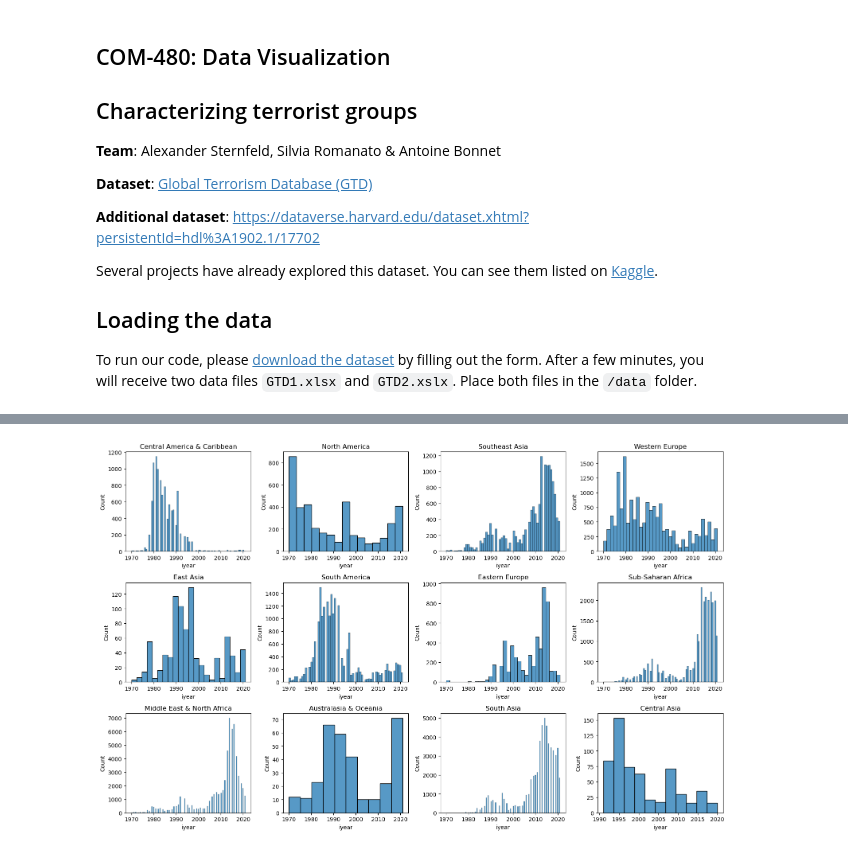
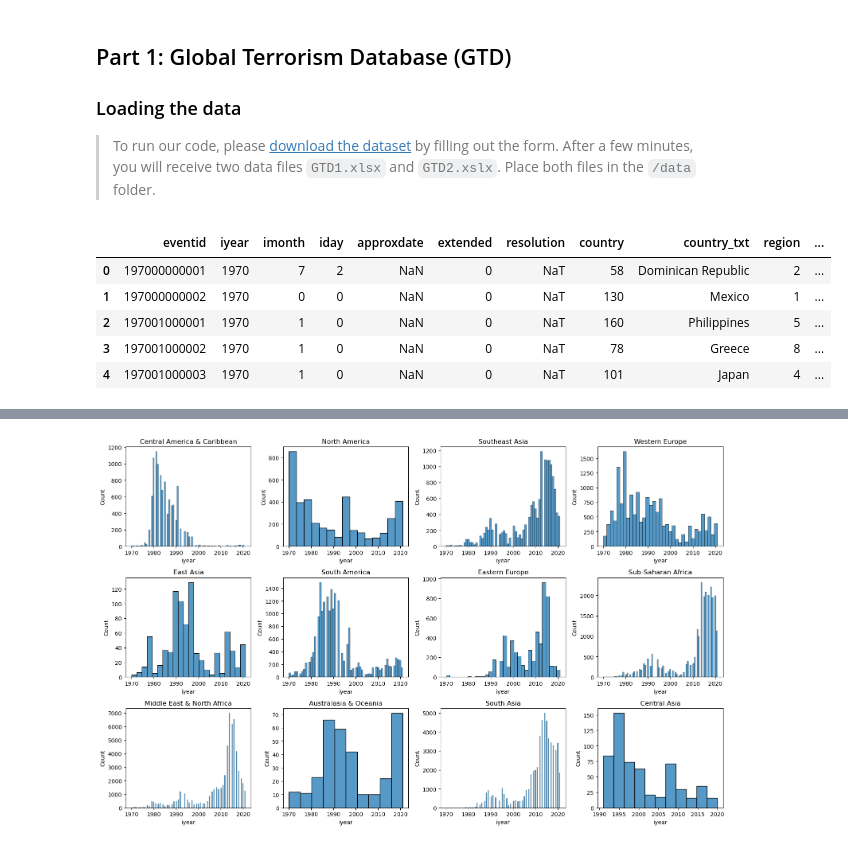
Before and after one commit to com-480-data-visualization/project-2023-yeravizard, a Jupyter notebook: exploration.ipynb, the cells around one changed output, grey strips where cells are left out. Cells and saved outputs as stored; diff of their text form; code cells hidden in the pictures.

```diff
--- a/exploration.ipynb
+++ b/exploration.ipynb
@@ -1,16 +21,6 @@
 # %% [markdown]
-## COM-480: Data Visualization
+## Part 1: Global Terrorism Database (GTD)
 
-## Characterizing terrorist groups
+### Loading the data
 
-**Team**: Alexander Sternfeld, Silvia Romanato & Antoine Bonnet
-
-**Dataset**: [Global Terrorism Database (GTD)](https://www.start.umd.edu/gtd/)
-
-**Additional dataset**: https://dataverse.harvard.edu/dataset.xhtml?persistentId=hdl%3A1902.1/17702
-
-Several projects have already explored this dataset. You can see them listed on [Kaggle](https://www.kaggle.com/datasets/START-UMD/gtd).
-
-## Loading the data
-
-To run our code, please [download the dataset](https://www.start.umd.edu/gtd/contact/download) by filling out the form. After a few minutes, you will receive two data files `GTD1.xlsx` and `GTD2.xslx`. Place both files in the `/data` folder.
+> To run our code, please [download the dataset](https://www.start.umd.edu/gtd/contact/download) by filling out the form. After a few minutes, you will receive two data files `GTD1.xlsx` and `GTD2.xslx`. Place both files in the `/data` folder.
@@ -24,15 +27,24 @@ pd.set_option('display.max_columns', None)
 # %%
 # If the data is already combined, read it
-if os.path.exists('data/GTD.pkl'):
-    df = pd.read_pickle('data/GTD.pkl')
+GTD_path = 'data/GTD.pkl'
 
-# Otherwise read both files and combine them
+if os.path.exists(GTD_path):
+    GTD = pd.read_pickle(GTD_path)
 elif os.path.exists('data/GTD1.xlsx') and os.path.exists('data/GTD2.xlsx'):
     # Read data, ignore unicode errors
-    df_1 = pd.read_excel('data/GTD1.xlsx')
-    df_2 = pd.read_excel('data/GTD2.xlsx')
+    GTD_1 = pd.read_excel('data/GTD1.xlsx')
+    GTD_2 = pd.read_excel('data/GTD2.xlsx')
     # Append the two dataframes and save in a serialized format
-    df = df_1.append(df_2)
-    df.to_pickle('data/GTD.pkl')
+    GTD = GTD_1.append(GTD_2)
+    GTD.to_pickle(GTD_path)
 else:
-    print('Data not found, please put data in data folder')
+    print('GTD data not found, please download and put it in data/ folder.')
+
+GTD.head()
+# %% [output]
+|  | eventid | iyear | imonth | iday | approxdate | extended | resolution | country | country_txt | region | ... |
+| 0 | 197000000001 | 1970 | 7 | 2 | NaN | 0 | NaT | 58 | Dominican Republic | 2 | ... |
+| 1 | 197000000002 | 1970 | 0 | 0 | NaN | 0 | NaT | 130 | Mexico | 1 | ... |
+| 2 | 197001000001 | 1970 | 1 | 0 | NaN | 0 | NaT | 160 | Philippines | 5 | ... |
+| 3 | 197001000002 | 1970 | 1 | 0 | NaN | 0 | NaT | 78 | Greece | 8 | ... |
+| 4 | 197001000003 | 1970 | 1 | 0 | NaN | 0 | NaT | 101 | Japan | 4 | ... |
```
Also changed, not shown: parts of 22 cells of this notebook, 1 other file.
